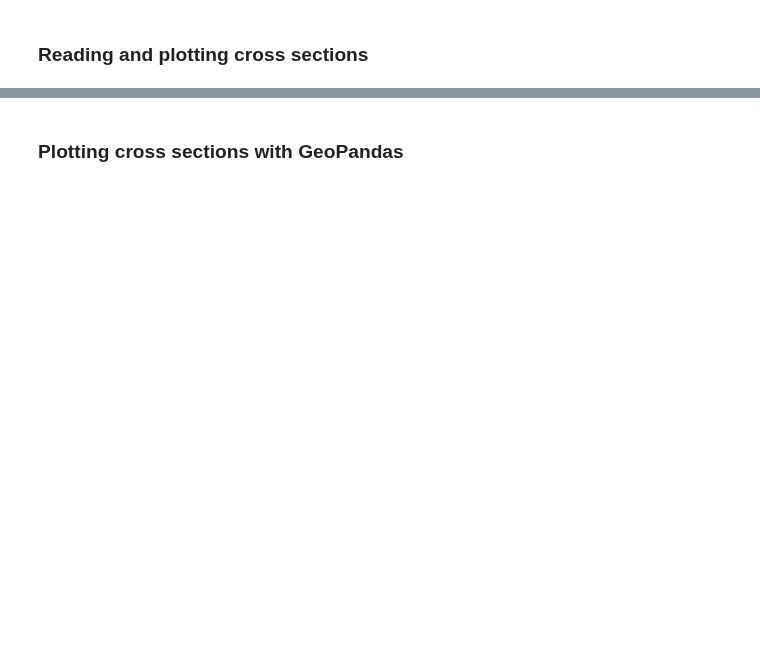
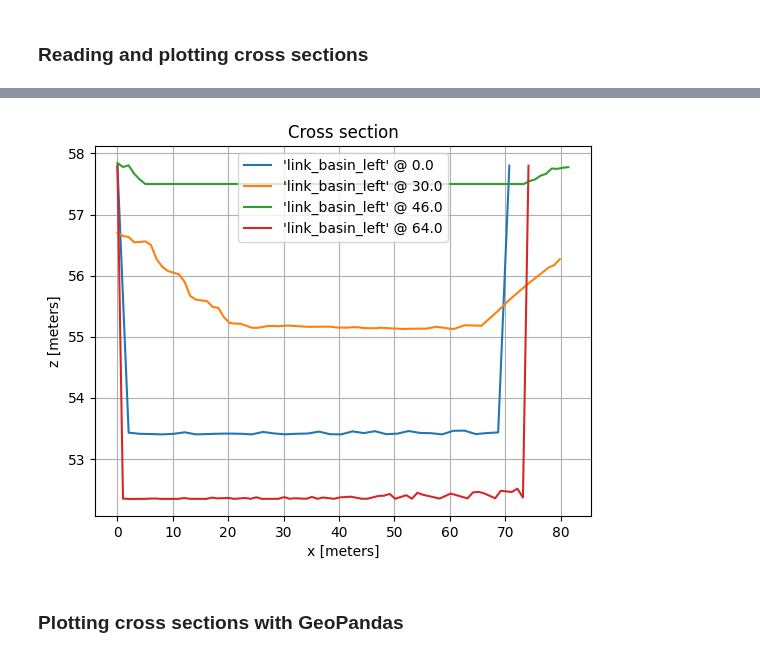
Before and after one commit to DHI/mikeio1d, a Jupyter notebook: notebooks/xns11.ipynb, the cells around one changed output, grey strips where cells are left out. Saved outputs shown, nothing was run; the diff lists cells and outputs as text; code cells hidden in the pictures; blank space fills up the shorter version.

```diff
--- a/notebooks/xns11.ipynb
+++ b/notebooks/xns11.ipynb
@@ -60,3 +117,8 @@ ax.figure
+# %%
+# Or turn off markers completely.
+ax = xns.xsections['link_basin_left'].plot(with_markers=False)
+# %% [output]
+[figure, added]
 # %% [markdown]
 ### Plotting cross sections with GeoPandas
 # %%
```
Also changed, not shown: parts of 18 cells of this notebook, 2 other files.
